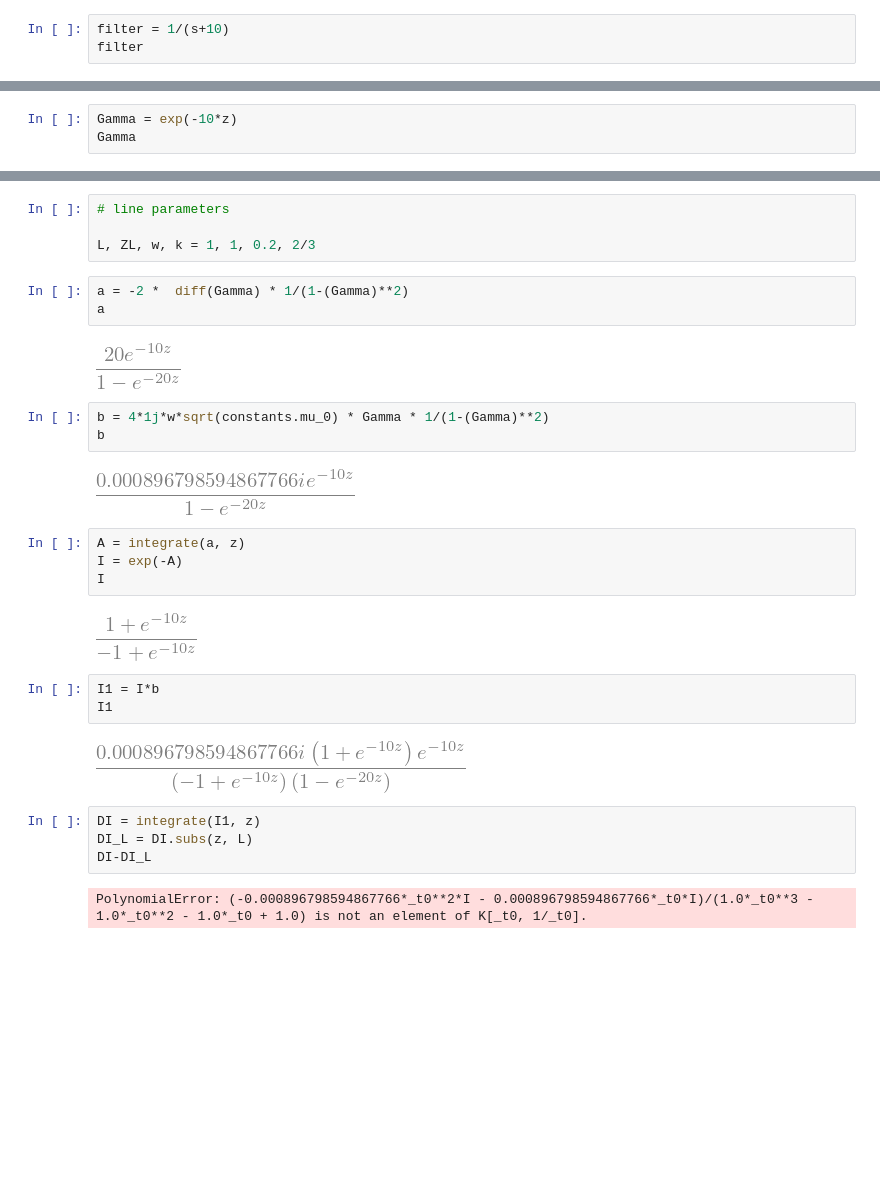
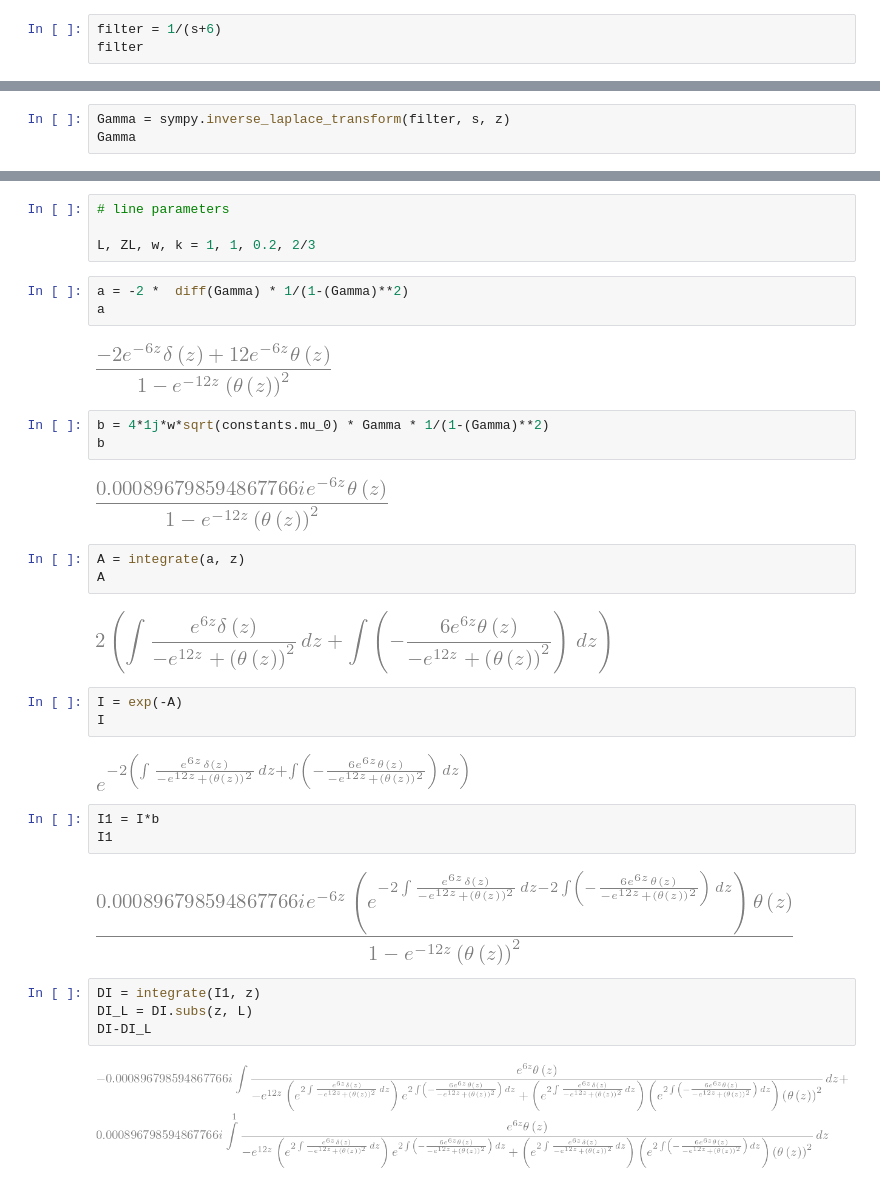
Before and after one commit to Mazz84002/Final-Year-Project, a Jupyter notebook: Finding epsilon for given Gamma/find_eps_for_Gamma.ipynb, the cells around one changed output, grey strips where cells are left out. Cells and saved outputs as stored; diff of their text form; blank space fills up the shorter version.

```diff
--- a/Finding epsilon for given Gamma/find_eps_for_Gamma.ipynb
+++ b/Finding epsilon for given Gamma/find_eps_for_Gamma.ipynb
@@ -11,6 +11,6 @@ z = Symbol('z')
 y = Symbol('y')
 s = Symbol('s')
 # %%
-filter = 1/(s+10)
+filter = 1/(s+6)
 filter
 # %% [output]
@@ -22,4 +22,4 @@ sympy.inverse_laplace_transform(filter, s, z)
 # %%
-Gamma = exp(-10*z)
+Gamma = sympy.inverse_laplace_transform(filter, s, z)
 Gamma
 # %% [output]
@@ -32,29 +32,33 @@ L, ZL, w, k = 1, 1, 0.2, 2/3
 a = -2 *  diff(Gamma) * 1/(1-(Gamma)**2)
 a
 # %% [output]
-[figure, old version]
+[figure, new version]
 # %%
 b = 4*1j*w*sqrt(constants.mu_0) * Gamma * 1/(1-(Gamma)**2)
 b
 # %% [output]
-[figure, old version]
+[figure, new version]
 # %%
 A = integrate(a, z)
-I = exp(-A)
-I
+A
 # %% [output]
-[figure, old version]
+[figure, new version]
+# %%
+I = exp(-A)
+I
+# %% [output]
+[figure, added]
 # %%
 I1 = I*b
 I1
 # %% [output]
-[figure, old version]
+[figure, new version]
 # %%
 DI = integrate(I1, z)
 DI_L = DI.subs(z, L)
 DI-DI_L
 # %% [output]
-PolynomialError: (-0.000896798594867766*_t0**2*I - 0.000896798594867766*_t0*I)/(1.0*_t0**3 - 1.0*_t0**2 - 1.0*_t0 + 1.0) is not an element of K[_t0, 1/_t0].
+[figure, added]
 # %%
 I_L = I.subs(z, L)
 I_L
```
Also changed, not shown: parts of 6 cells of this notebook, 2 other files.
